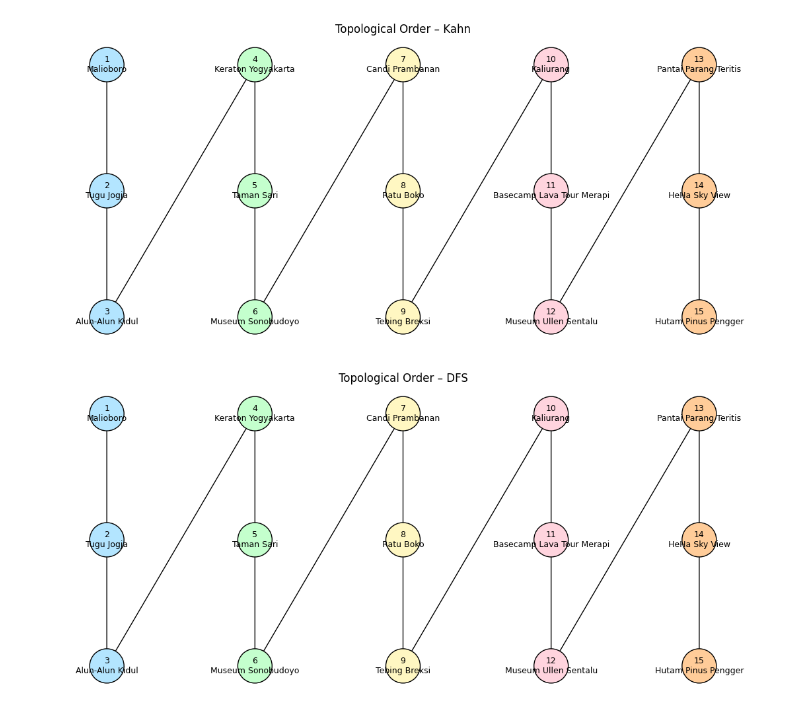
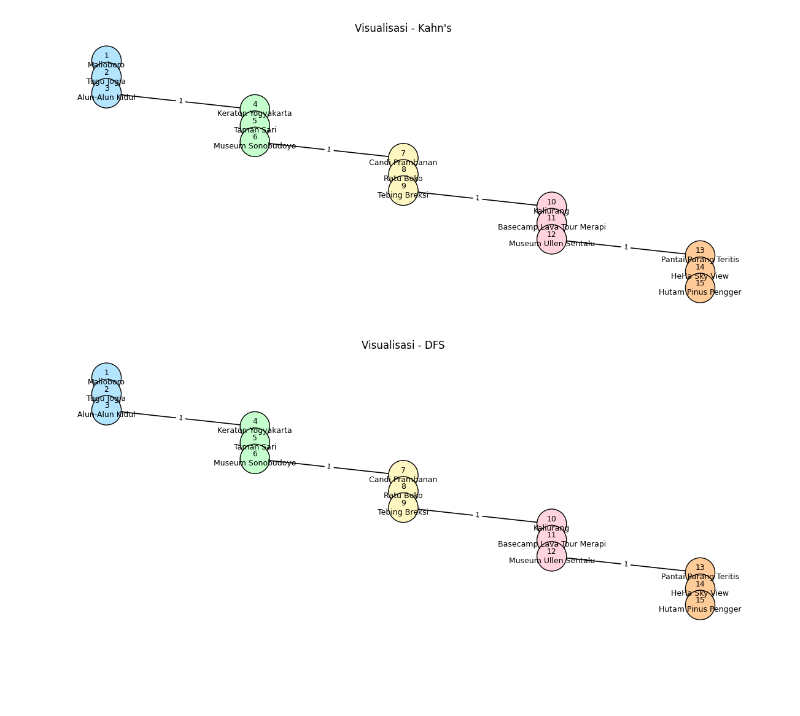
Before and after one commit to DienAkbar25/DesainAnalisisAlgoritma, a Jupyter notebook: DAA(TRIP_PLANNER).ipynb, the cells around one changed output. Drawn from its saved outputs; the diff is of its cells as text; code cells hidden in the pictures; blank space fills up the shorter version.

```diff
--- a/DAA(TRIP_PLANNER).ipynb
+++ b/DAA(TRIP_PLANNER).ipynb
@@ -37 +11,9 @@ N = len(places)
+# %%
+with open("data.json", "r", encoding="utf-8") as f:
+    data = json.load(f)
+
+# JSON keys itu string -> convert ke int biar konsisten
+places = {int(k): v for k, v in data["places"].items()}
+day    = {int(k): int(v) for k, v in data["day"].items()}
+N      = int(data["N"])
 # %%
@@ -147,44 +153,38 @@ def kendall_stability(a, b):
-# %%
-start = time.time()
-order_kahn = topo_kahn(linear_graph)
-time_kahn = (time.time() - start) * 1000
-
-start = time.time()
-order_dfs = topo_dfs(linear_graph)
-time_dfs = (time.time() - start) * 1000
-
-# stability
-stability = kendall_stability(order_kahn, order_dfs)
 # %%
-def draw_topo(order, title):
+colors = {
+    1:"#b3e5ff",
+    2:"#c4ffcd",
+    3:"#fff7c2",
+    4:"#ffd4de",
+    5:"#ffcc99"
+}
+
+def draw_graph(adj, pos, order=None, title=""):
     G = nx.DiGraph()
-    for u, edges in linear_graph.items():
-        for v, w in edges:
+    for u, edges in adj.items():
+        for v,w in edges:
             G.add_edge(u, v, weight=w)
-
-    rank = {node: i+1 for i, node in enumerate(order)}
-
-    colors = {
-        1:"#b3e5ff", 2:"#c4ffcd", 3:"#fff7c2",
-        4:"#ffd4de", 5:"#ffcc99"
-    }
     node_colors = [colors[day[n]] for n in G.nodes()]
-
-    plt.figure(figsize=(14,6))
-    nx.draw_networkx_nodes(G, pos, node_size=1400,
-                           node_color=node_colors, edgecolors="black")
-    nx.draw_networkx_edges(G, pos, arrowstyle="-|>", arrowsize=16)
-
-    labels = {n: f"{rank[n]}\n{places[n]}" for n in G.nodes()}
+    plt.figure(figsize=(12,5))
+    nx.draw_networkx_nodes(G, pos, node_size=1200, node_color=node_colors, edgecolors='k')
+    nx.draw_networkx_edges(G, pos, arrowstyle='-|>', arrowsize=14, width=1.2)
+    # edge labels
+    edge_labels = {(u,v): G[u][v]['weight'] for u,v in G.edges()}
+    nx.draw_networkx_edge_labels(G, pos, edge_labels=edge_labels, font_size=8)
+    # labels: show rank if available
+    if order is not None:
+        rank = {n:i+1 for i,n in enumerate(order)}
+        labels = {n: f"{rank[n]}\n{places[n]}" for n in G.nodes()}
+    else:
+        labels = {n: places[n] for n in G.nodes()}
     nx.draw_networkx_labels(G, pos, labels=labels, font_size=9)
-
     plt.title(title)
-    plt.axis("off")
+    plt.axis('off')
+    plt.tight_layout()
     plt.show()
 
-# draw
-draw_topo(order_kahn, "Topological Order – Kahn")
-draw_topo(order_dfs, "Topological Order – DFS")
+draw_graph(linear_graph, pos_day_kahn_topo, order=order_kahn, title="Visualisasi - Kahn's")
+draw_graph(linear_graph, pos_day_dfs_topo,  order=order_dfs,  title="Visualisasi - DFS")
 # %% [output]
-[figure, old version]
+[figure, new version]
-[figure, old version]
+[figure, new version]
```
Also changed, not shown: parts of 23 cells of this notebook.
